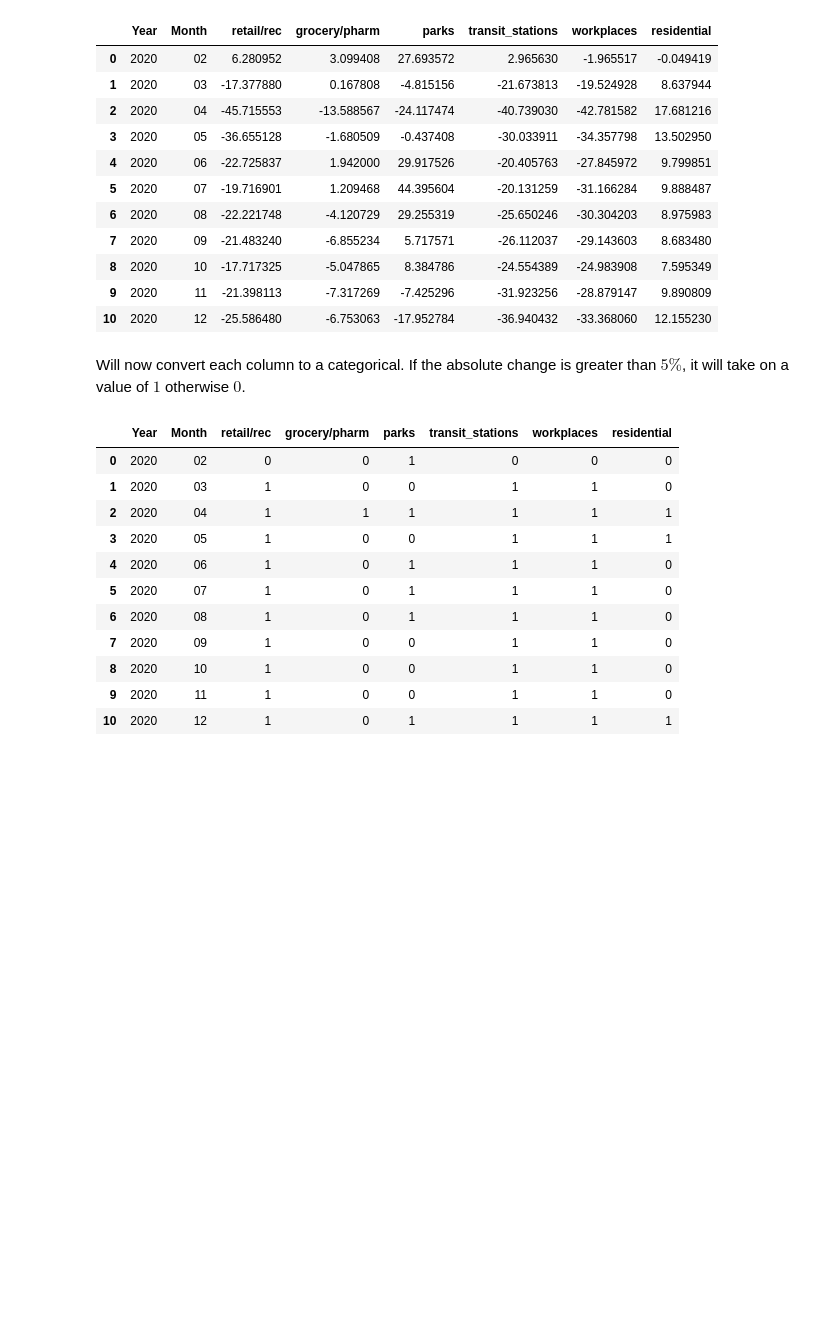
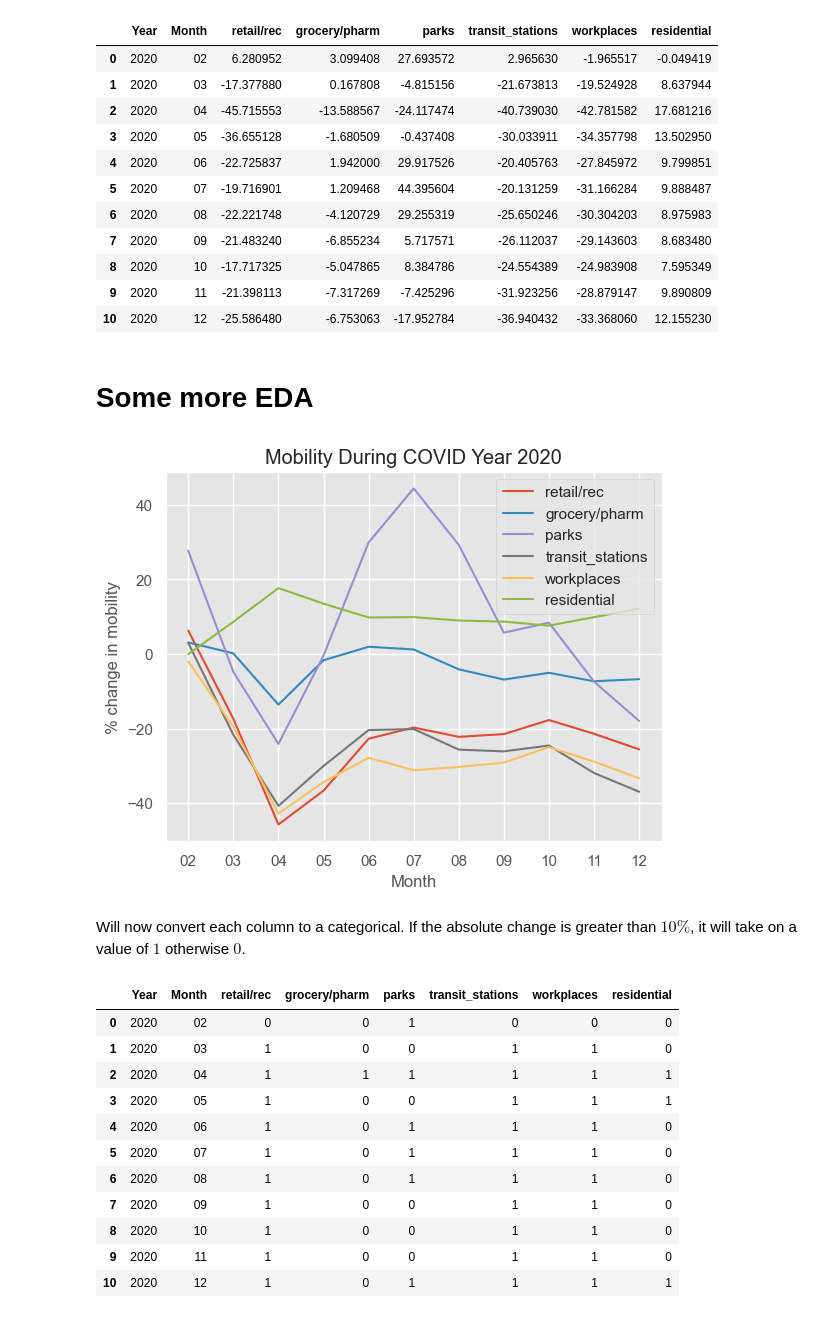
Before and after one commit to dnhuang/data102-fa22, a Jupyter notebook: huang_analysis.ipynb, the cells around one changed output. Saved outputs shown, nothing was run; the diff lists cells and outputs as text; code cells hidden in the pictures; blank space fills up the shorter version.

```diff
--- a/huang_analysis.ipynb
+++ b/huang_analysis.ipynb
@@ -629,8 +654,30 @@ df_camr_CA_reduced
 | 8 | 2020 | 10 | -17.717325 | -5.047865 | 8.384786 | -24.554389 | -24.983908 | 7.595349 |
 | 9 | 2020 | 11 | -21.398113 | -7.317269 | -7.425296 | -31.923256 | -28.879147 | 9.890809 |
 | 10 | 2020 | 12 | -25.586480 | -6.753063 | -17.952784 | -36.940432 | -33.368060 | 12.155230 |
+# %% [markdown]
+# Some more EDA
+# %%
+def plot_line_mobility(df):
+    # get x values
+    month = df['Month']
+
+
+    # get y values
+    for mobility_column in df.columns[2:]: # skip year and month column
+        percent_mobility_change = df[mobility_column]
+        plt.plot(month, percent_mobility_change, label=mobility_column)
+
+    plt.title('Mobility During COVID Year 2020')
+    plt.xlabel('Month')
+    plt.ylabel('% change in mobility')
+    plt.legend();
+    plt.show()
+
+plot_line_mobility(df_camr_CA_reduced)
+# %% [output]
+[figure, added]
 # %% [markdown]
-Will now convert each column to a categorical. If the absolute change is greater than $5\%$, it will take on a value of $1$ otherwise $0$.
+Will now convert each column to a categorical. If the absolute change is greater than $10\%$, it will take on a value of $1$ otherwise $0$.
 # %%
 for column in df_camr_CA_reduced.columns[2:]: # from index 2 on wards since we don't care about year/month
     df_camr_CA_reduced[column] = (abs(df_camr_CA_reduced[column]) > 10) * 1 # multiply by a scalar to convert bool to int
```
Also changed, not shown: parts of 17 cells of this notebook, 2 other files.
